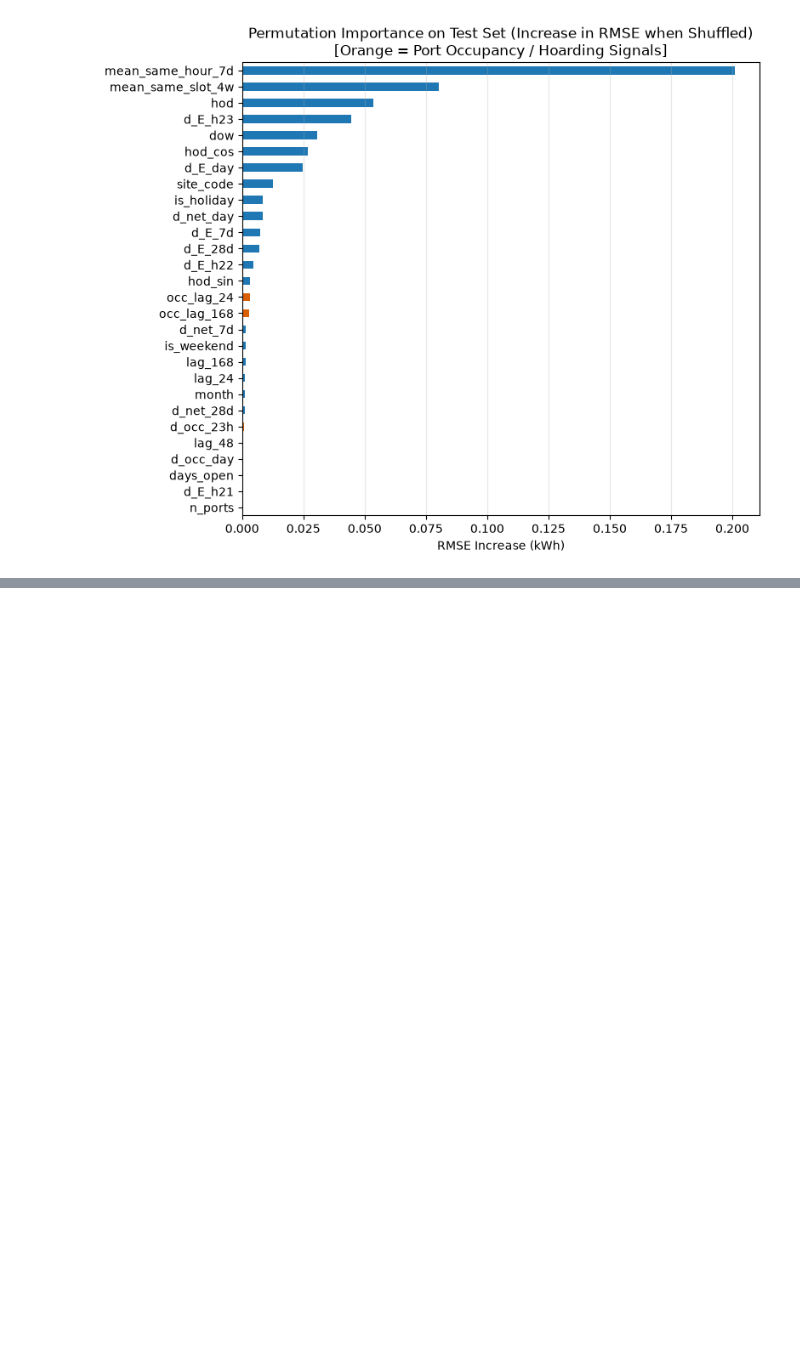
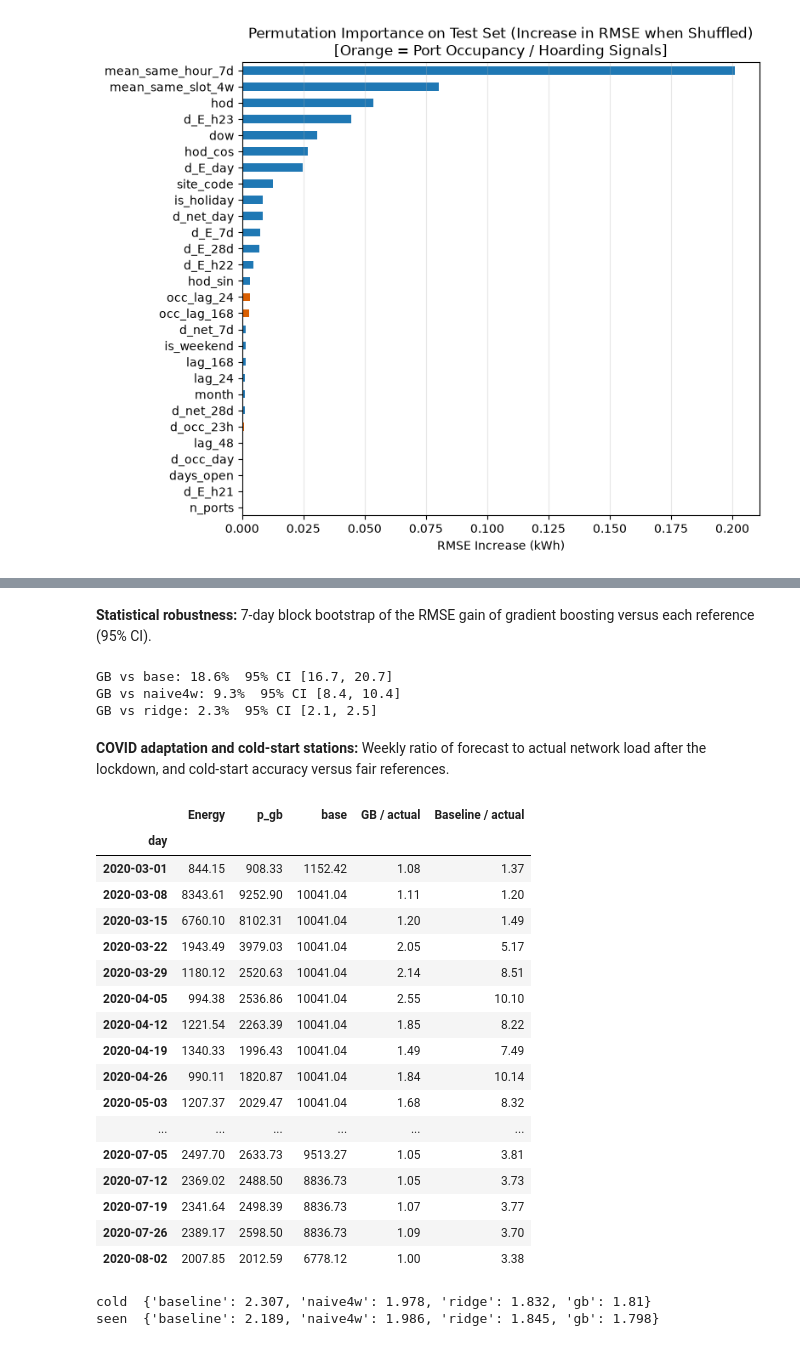
Before and after one commit to FridaGi/ITBA, a Jupyter notebook: ITBA_Project.ipynb, the cells around one changed output, grey strips where cells are left out. Cells and saved outputs as stored; diff of their text form; code cells hidden in the pictures; blank space fills up the shorter version.

```diff
--- a/ITBA_Project.ipynb
+++ b/ITBA_Project.ipynb
@@ -1198,3 +1202,18 @@ Best Gradient Boosting hyperparameters: {'learning_rate': 0.05, 'max_leaf_nodes'
 | 3a. Gradient Boosting (Squared Er... | 1.116 | 1.800 | 93.082 | 1.245 | 0.764 | 9.535 | 18.593 | ... |
 | 3b. Gradient Boosting (poisson) | 1.112 | 1.805 | 92.794 | 1.241 | 0.762 | 9.578 | 18.388 | ... |
 | 3b. Gradient Boosting (absolute_e... | 1.199 | 2.619 | 100.000 | 1.439 | 0.547 | 37.651 | -18.435 | ... |
+# %%
+pre = (test["period"] == "Pre-COVID (< Mar 2020)").values
+rows = []
+for name, p in {"Baseline (avg week profile)": test["base"].values,
+                "Naive 4-week same-slot": test["mean_same_slot_4w"].values,
+                "Ridge (ARX)": p_ridge,
+                "Gradient Boosting": p_hgb}.items():
+    p = np.clip(np.asarray(p), 0, None)
+    rows.append({"Model": name,
+                 "RMSE Pre-COVID": rmse(test["Energy"].values[pre], p[pre]),
+                 "RMSE COVID": rmse(test["Energy"].values[~pre], p[~pre])})
+reg = pd.DataFrame(rows).set_index("Model")
+reg["Gain vs baseline Pre-COVID"] = 1 - reg["RMSE Pre-COVID"] / reg.loc["Baseline (avg week profile)", "RMSE Pre-COVID"]
+reg["Gain vs baseline COVID"] = 1 - reg["RMSE COVID"] / reg.loc["Baseline (avg week profile)", "RMSE COVID"]
+reg.round(3)
@@ -1334,0 +1375,57 @@ Peak Hour Accuracy (±1h):    Baseline = 62.0% | Gradient Boosting = 63.8%
+# %% [markdown]
+**Statistical robustness:** 7-day block bootstrap of the RMSE gain of gradient boosting versus each reference (95% CI).
+# %%
+test["date"] = test["Hour"].dt.normalize()
+def daily_sse(p):
+    e = (test["Energy"].values - np.clip(np.asarray(p), 0, None)) ** 2
+    d = pd.DataFrame({"date": test["date"].values, "e": e}).groupby("date")["e"].agg(["sum", "count"])
+    return d["sum"].values, d["count"].values
+S = {"base": daily_sse(test["base"]), "naive4w": daily_sse(test["mean_same_slot_4w"]),
+     "ridge": daily_sse(p_ridge), "gb": daily_sse(p_hgb)}
+nd, L, rng = len(S["gb"][0]), 7, np.random.default_rng(0)
+gains = {k: [] for k in ["base", "naive4w", "ridge"]}
+for _ in range(1000):
+    starts = rng.integers(0, nd - L + 1, int(np.ceil(nd / L)))
+    idx = (starts[:, None] + np.arange(L)).ravel()[:nd]
+    r = {k: np.sqrt(v[0][idx].sum() / v[1][idx].sum()) for k, v in S.items()}
+    for k in gains: gains[k].append(1 - r["gb"] / r[k])
+for k, g in gains.items():
+    print(f"GB vs {k}: {100*np.mean(g):.1f}%  95% CI [{100*np.percentile(g,2.5):.1f}, {100*np.percentile(g,97.5):.1f}]")
+# %% [output]
+GB vs base: 18.6%  95% CI [16.7, 20.7]
+GB vs naive4w: 9.3%  95% CI [8.4, 10.4]
+GB vs ridge: 2.3%  95% CI [2.1, 2.5]
+# %% [markdown]
+**COVID adaptation and cold-start stations:** Weekly ratio of forecast to actual network load after the lockdown, and cold-start accuracy versus fair references.
+# %%
+test["p_gb"], test["p_ridge"] = p_hgb, p_ridge
+d = test.assign(day=test["Hour"].dt.normalize()).groupby("day")[["Energy", "p_gb", "base"]].sum()
+w = d.loc["2020-03-01":"2020-07-31"].resample("W").sum()
+w["GB / actual"] = w["p_gb"] / w["Energy"]
+w["Baseline / actual"] = w["base"] / w["Energy"]
+display(w.round(2))
+
+for seen, g in test.groupby("station_seen_in_train"):
+    print("seen " if seen else "cold ", {n: round(rmse(g["Energy"], np.clip(g[c], 0, None)), 3)
+          for n, c in [("baseline", "base"), ("naive4w", "mean_same_slot_4w"), ("ridge", "p_ridge"), ("gb", "p_gb")]})
+# %% [output]
+|  | Energy | p_gb | base | GB / actual | Baseline / actual |
+| day |  |  |  |  |  |
+| 2020-03-01 | 844.15 | 908.33 | 1152.42 | 1.08 | 1.37 |
+| 2020-03-08 | 8343.61 | 9252.90 | 10041.04 | 1.11 | 1.20 |
+| 2020-03-15 | 6760.10 | 8102.31 | 10041.04 | 1.20 | 1.49 |
+| 2020-03-22 | 1943.49 | 3979.03 | 10041.04 | 2.05 | 5.17 |
+| 2020-03-29 | 1180.12 | 2520.63 | 10041.04 | 2.14 | 8.51 |
+| 2020-04-05 | 994.38 | 2536.86 | 10041.04 | 2.55 | 10.10 |
+| 2020-04-12 | 1221.54 | 2263.39 | 10041.04 | 1.85 | 8.22 |
+| 2020-04-19 | 1340.33 | 1996.43 | 10041.04 | 1.49 | 7.49 |
+| 2020-04-26 | 990.11 | 1820.87 | 10041.04 | 1.84 | 10.14 |
+| 2020-05-03 | 1207.37 | 2029.47 | 10041.04 | 1.68 | 8.32 |
+| ... | ... | ... | ... | ... | ... |
+| 2020-07-05 | 2497.70 | 2633.73 | 9513.27 | 1.05 | 3.81 |
+| 2020-07-12 | 2369.02 | 2488.50 | 8836.73 | 1.05 | 3.73 |
+| 2020-07-19 | 2341.64 | 2498.39 | 8836.73 | 1.07 | 3.77 |
+| 2020-07-26 | 2389.17 | 2598.50 | 8836.73 | 1.09 | 3.70 |
+| 2020-08-02 | 2007.85 | 2012.59 | 6778.12 | 1.00 | 3.38 |
+cold  {'baseline': 2.307, 'naive4w': 1.978, 'ridge': 1.832, 'gb': 1.81}
+seen  {'baseline': 2.189, 'naive4w': 1.986, 'ridge': 1.845, 'gb': 1.798}
```
Also changed, not shown: parts of 15 cells of this notebook.
